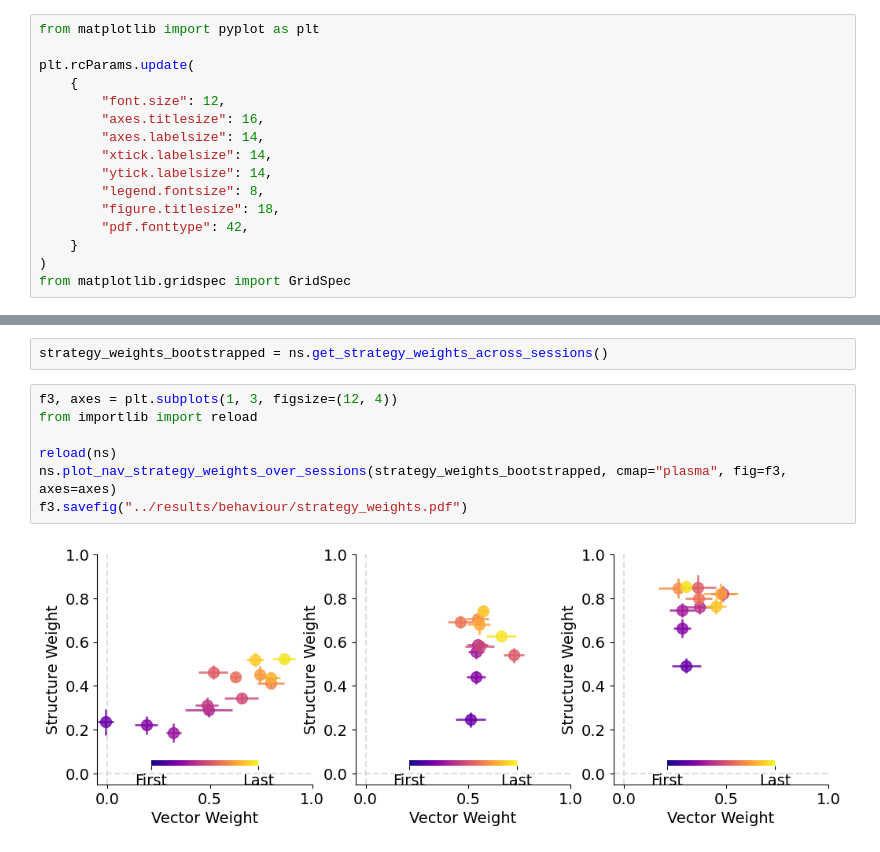
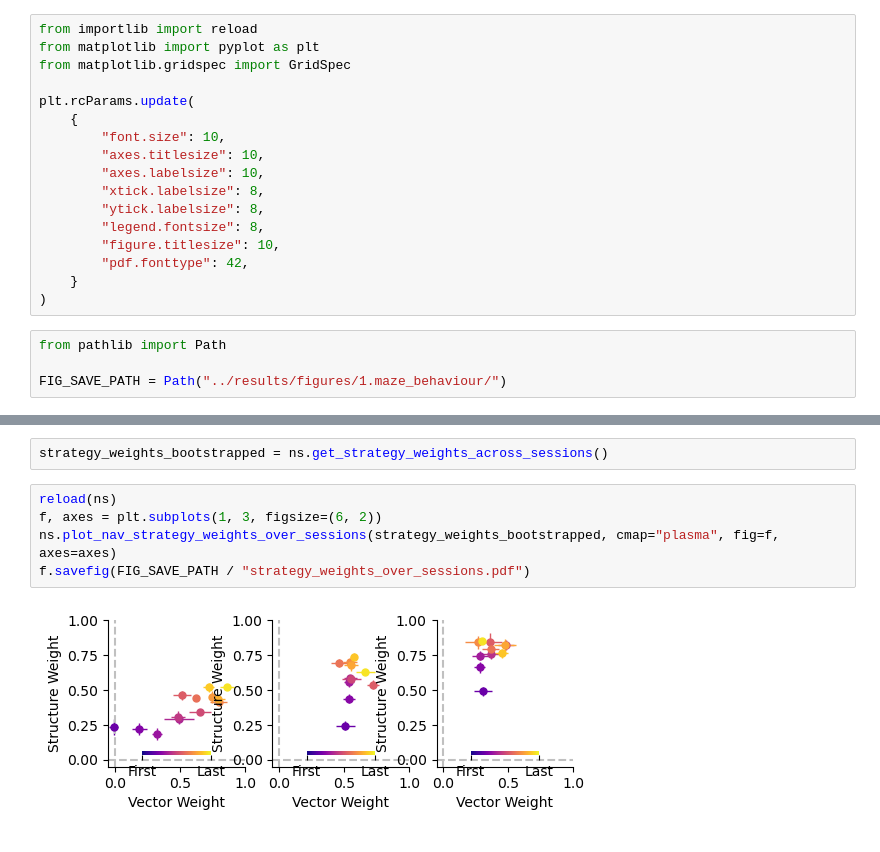
Before and after one commit to peterdoohan/GridMaze-mFC, a Jupyter notebook: Notebooks/1.maze_behaviour.ipynb, the cells around one changed output, grey strips where cells are left out. Saved outputs shown, nothing was run; the diff lists cells and outputs as text.

```diff
--- a/Notebooks/1.maze_behaviour.ipynb
+++ b/Notebooks/1.maze_behaviour.ipynb
@@ -7,18 +6,23 @@ print("Current Working Directory: ", os.getcwd())
 # %% [output]
 Current Working Directory:  /ceph/behrens/peter_doohan/goalNav_mFC/experiment/code
 # %%
+from importlib import reload
 from matplotlib import pyplot as plt
+from matplotlib.gridspec import GridSpec
 
 plt.rcParams.update(
     {
-        "font.size": 12,
-        "axes.titlesize": 16,
-        "axes.labelsize": 14,
-        "xtick.labelsize": 14,
-        "ytick.labelsize": 14,
+        "font.size": 10,
+        "axes.titlesize": 10,
+        "axes.labelsize": 10,
+        "xtick.labelsize": 8,
+        "ytick.labelsize": 8,
         "legend.fontsize": 8,
-        "figure.titlesize": 18,
+        "figure.titlesize": 10,
         "pdf.fonttype": 42,
     }
 )
-from matplotlib.gridspec import GridSpec
+# %%
+from pathlib import Path
+
+FIG_SAVE_PATH = Path("../results/figures/1.maze_behaviour/")
@@ -95,11 +147,9 @@ Group Var                                0.000
 # %%
 strategy_weights_bootstrapped = ns.get_strategy_weights_across_sessions()
 # %%
-f3, axes = plt.subplots(1, 3, figsize=(12, 4))
-from importlib import reload
-
 reload(ns)
-ns.plot_nav_strategy_weights_over_sessions(strategy_weights_bootstrapped, cmap="plasma", fig=f3, axes=axes)
-f3.savefig("../results/behaviour/strategy_weights.pdf")
+f, axes = plt.subplots(1, 3, figsize=(6, 2))
+ns.plot_nav_strategy_weights_over_sessions(strategy_weights_bootstrapped, cmap="plasma", fig=f, axes=axes)
+f.savefig(FIG_SAVE_PATH / "strategy_weights_over_sessions.pdf")
 # %% [output]
-[figure, old version]
+[figure, new version]
```
Also changed, not shown: parts of 13 cells of this notebook, 3 other files.
